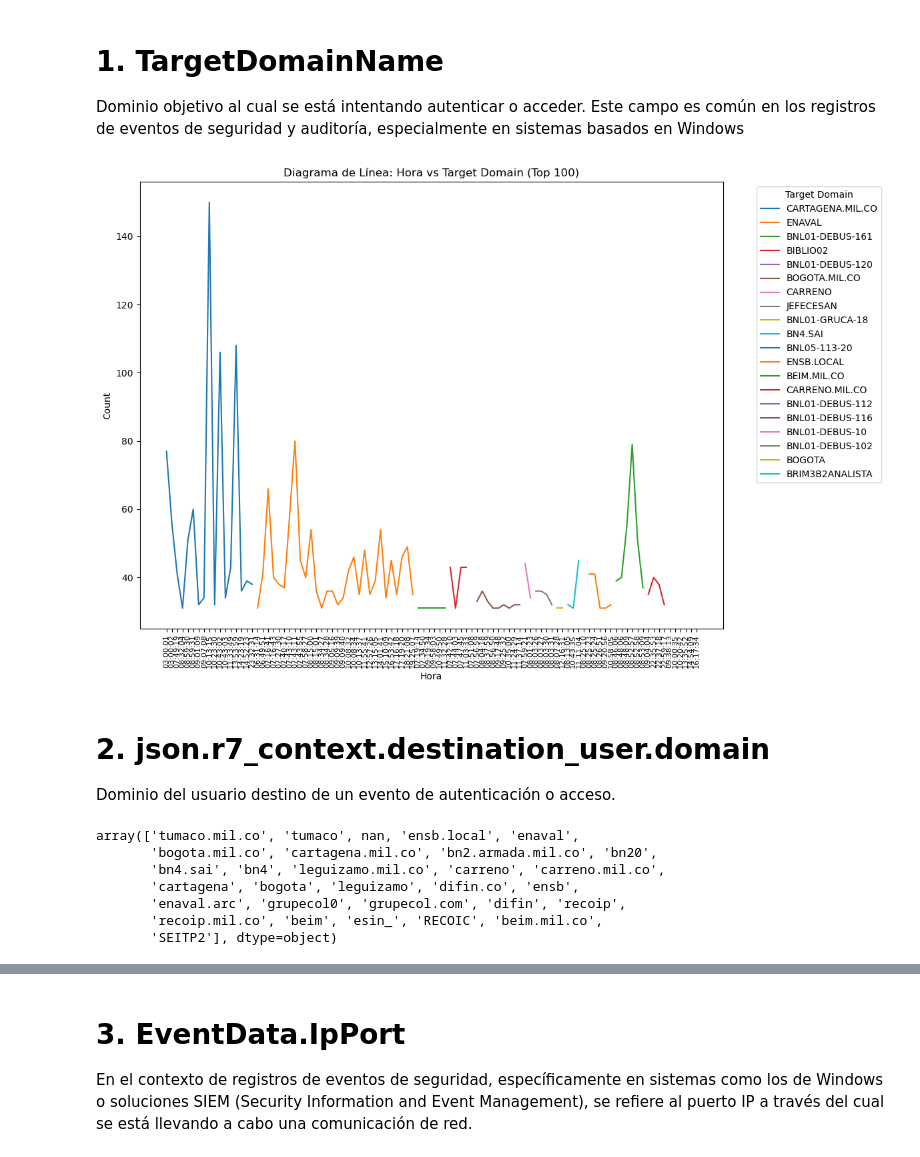
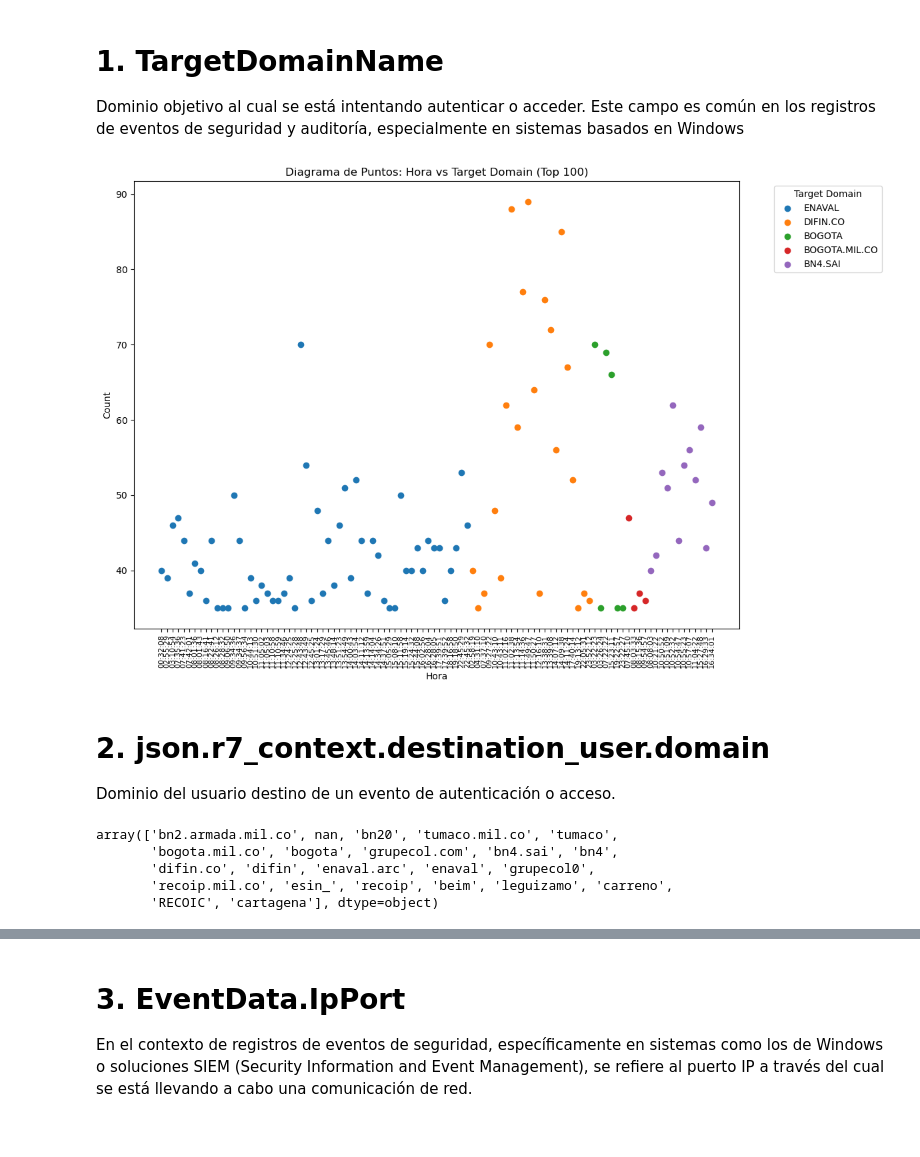
Before and after one commit to YasminGarcia1210/MAESTRIA_DATOS, a Jupyter notebook: TRABAJOGRADO#1/CUADERNOS/ASSET AUTHENTICA NEW.ipynb, the cells around one changed output, grey strips where cells are left out. Drawn from its saved outputs; the diff is of its cells as text; code cells hidden in the pictures.

```diff
--- a/TRABAJOGRADO#1/CUADERNOS/ASSET AUTHENTICA NEW.ipynb
+++ b/TRABAJOGRADO#1/CUADERNOS/ASSET AUTHENTICA NEW.ipynb
@@ -8,7 +8,7 @@ import pandas as pd
 import matplotlib.pyplot as plt
 import seaborn as sns
 # %%
-enlace="G:\Mi unidad\TRABAJO DE GRADO_2D SEMESTRE\DATAFRAME ELEGIDOS\Data Base\Asset_Authentication_new.csv"
+enlace="H:\Mi unidad\Trabajo de grado 2\DATAFRAME SOLOS PROPUESTA TAMURA\Data Base_PROPUESTA TAMURA\Asset_Authentication_MuestraEdwin.csv"
 df=pd.read_csv(enlace)
 # %%
 df.head(3)
@@ -24,45 +24,46 @@ df.head(3)
 
 Dominio objetivo al cual se está intentando autenticar o acceder. Este campo es común en los registros de eventos de seguridad y auditoría, especialmente en sistemas basados en Windows
 # %%
+import pandas as pd
+import matplotlib.pyplot as plt
+
 # 1. Agrupar y contar ocurrencias
 df_agrupado = df.groupby(['hora', 'json.source_json.eventData.TargetDomainName']).size().reset_index(name='count')
 
 # Ordenar df_agrupado por la columna 'count' en orden descendente
 df_agrupado = df_agrupado.sort_values(by='count', ascending=False)
 
 # Seleccionar los primeros 100 registros
 top_100 = df_agrupado.head(100).sort_values(by='hora')
 
-# Crear el diagrama de línea
+# Crear el diagrama de puntos
 plt.figure(figsize=(12, 8))
 
-# Graficar cada 'json.target_address' individualmente
+# Graficar cada 'json.source_json.eventData.TargetDomainName' individualmente como puntos
 for address in top_100['json.source_json.eventData.TargetDomainName'].unique():
     subset = top_100[top_100['json.source_json.eventData.TargetDomainName'] == address]
-    plt.plot(subset['hora'], subset['count'], label=address)
+    plt.scatter(subset['hora'], subset['count'], label=address)
 
 plt.xlabel('Hora')
 plt.ylabel('Count')
-plt.title('Diagrama de Línea: Hora vs Target Domain (Top 100)')
+plt.title('Diagrama de Puntos: Hora vs Target Domain (Top 100)')
 plt.legend(title='Target Domain', bbox_to_anchor=(1.05, 1), loc='upper left')
 plt.xticks(rotation=90, fontsize=8)  # Ajusta el tamaño de la fuente según sea necesario
 plt.tight_layout()
 plt.show()
 # %% [output]
-[figure, old version]
+[figure, new version]
 # %% [markdown]
 # 2. json.r7_context.destination_user.domain
 Dominio del usuario destino de un evento de autenticación o acceso.
 # %%
 df["json.r7_context.destination_user.domain"].unique()
 # %% [output]
-array(['tumaco.mil.co', 'tumaco', nan, 'ensb.local', 'enaval',
-       'bogota.mil.co', 'cartagena.mil.co', 'bn2.armada.mil.co', 'bn20',
-       'bn4.sai', 'bn4', 'leguizamo.mil.co', 'carreno', 'carreno.mil.co',
-       'cartagena', 'bogota', 'leguizamo', 'difin.co', 'ensb',
-       'enaval.arc', 'grupecol0', 'grupecol.com', 'difin', 'recoip',
-       'recoip.mil.co', 'beim', 'esin_', 'RECOIC', 'beim.mil.co',
-       'SEITP2'], dtype=object)
+array(['bn2.armada.mil.co', nan, 'bn20', 'tumaco.mil.co', 'tumaco',
+       'bogota.mil.co', 'bogota', 'grupecol.com', 'bn4.sai', 'bn4',
+       'difin.co', 'difin', 'enaval.arc', 'enaval', 'grupecol0',
+       'recoip.mil.co', 'esin_', 'recoip', 'beim', 'leguizamo', 'carreno',
+       'RECOIC', 'cartagena'], dtype=object)
 # %%
 # 1. Agrupar y contar ocurrencias
 df_agrupado = df.groupby(['hora', 'json.r7_context.destination_user.domain']).size().reset_index(name='count')
```
Also changed, not shown: parts of 11 cells of this notebook, 7 other files.
